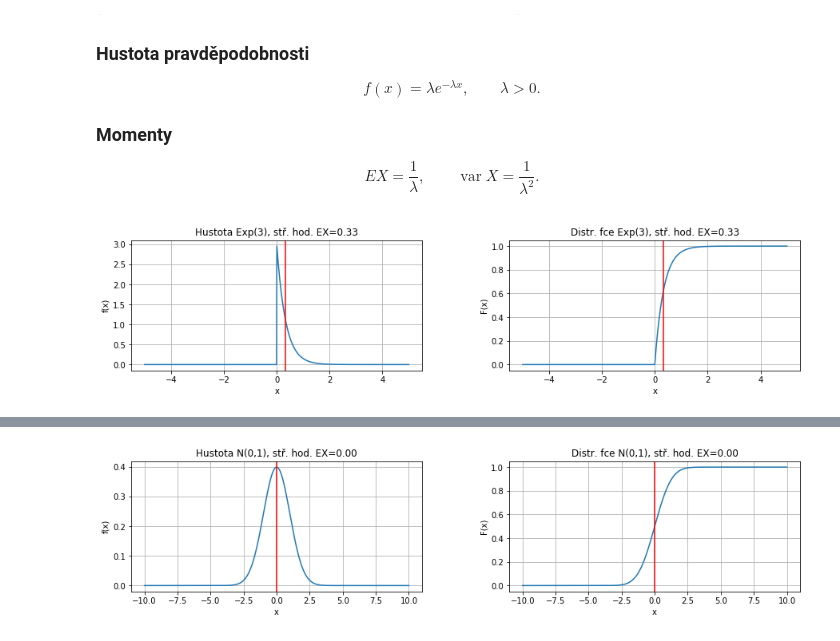
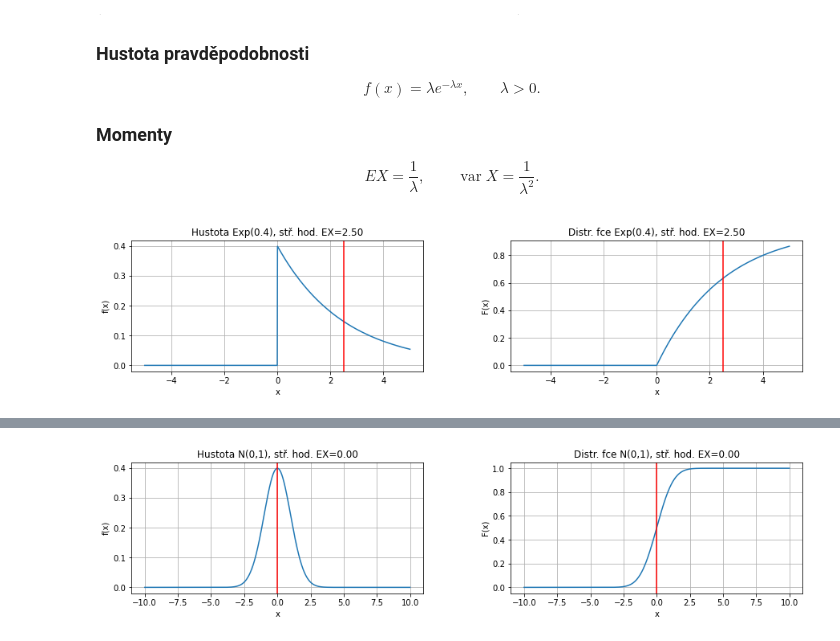
Before and after one commit to kamil-dedecius/mameradipst, a Jupyter notebook: Nahodna_velicina_spojita.ipynb, the cells around one changed output, grey strips where cells are left out. Cells and saved outputs as stored; diff of their text form; code cells hidden in the pictures.

```diff
--- a/Nahodna_velicina_spojita.ipynb
+++ b/Nahodna_velicina_spojita.ipynb
@@ -238,25 +238,25 @@ $$
 EX = \frac{1}{\lambda}, \qquad \operatorname{var}X = \frac{1}{\lambda^2}.
 $$
 # %%
-lambd = 3   ### Zkuste měnit
+lambd = .4   ### Zkuste měnit
 
 x = np.linspace(-5, 5, 1000)
 plt.figure(figsize=(15,3))
 plt.subplot(1,2,1)
 plt.plot(x, expon.pdf(x, scale=1/lambd))
 plt.axvline(expon.mean(scale=1/lambd), color='r')
 plt.title('Hustota Exp({0}), stř. hod. EX={1:.2f}'.format(lambd, expon.mean(scale=1/lambd)))
 plt.xlabel('x')
 plt.ylabel('f(x)')
 plt.subplot(1,2,2)
 plt.plot(x, expon.cdf(x, scale=1/lambd))
 plt.axvline(expon.mean(scale=1/lambd), color='r')
 plt.title('Distr. fce Exp({0}), stř. hod. EX={1:.2f}'.format(lambd, expon.mean(scale=1/lambd)))
 plt.xlabel('x')
 plt.ylabel('F(x)')
 plt.show()
 # %% [output]
-[figure, old version]
+[figure, new version]
 # %% [markdown]
 ### Příklad
 
```
Also changed, not shown: parts of 7 cells of this notebook.
